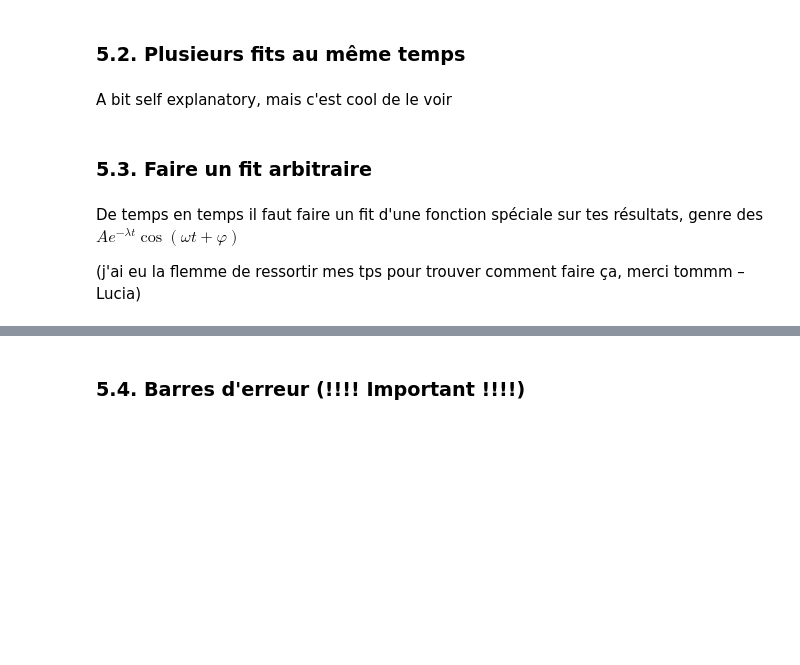
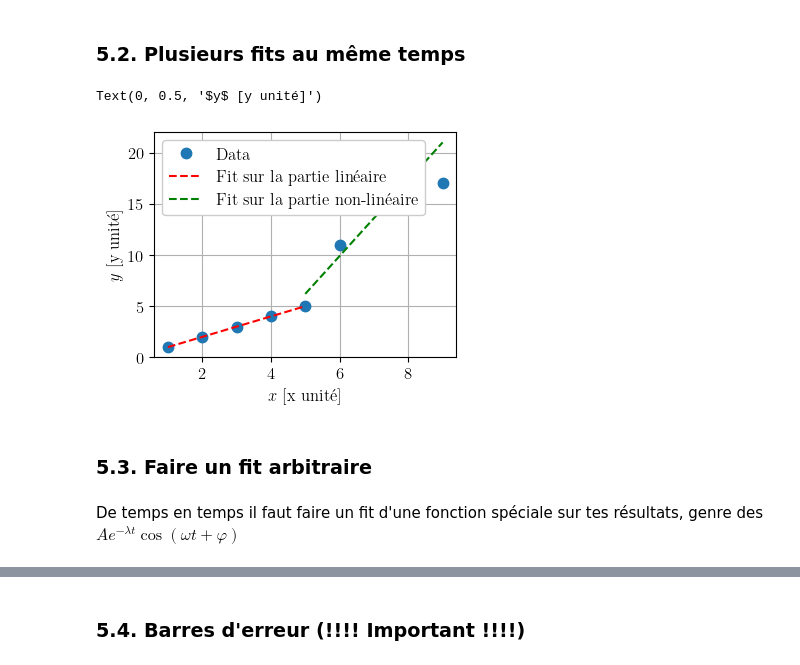
Before and after one commit to pleasantenough/python_tutorial, a Jupyter notebook: python_tutorial.ipynb, the cells around one changed output, grey strips where cells are left out. Drawn from its saved outputs; the diff is of its cells as text; code cells hidden in the pictures; blank space fills up the shorter version.

Commit message:
legend tutorial, typos and examples

```diff
--- a/python_tutorial.ipynb
+++ b/python_tutorial.ipynb
@@ -37,8 +34,12 @@ On peut modifier au début du programme les paramètres généraux que matplotli
 plt.rcParams.update(
     {
         "text.usetex" : True, # utiliser police latex, mais il faut installer latex pour que la commande marche, sinon tout le code crash
-                              # dcp si tu l'as pas enlève les deux premières lignes des configs ici pls
+                              # dcp si tu l'as pas enlève les trois premières lignes des configs ici pls
         "font.family": "serif", # latex aussi
+        "text.latex.preamble": "\n".join([
+            r"\setlength{\parindent}{0pt}"  # ne pas indenter les paragraphes latex
+        ]),
+
         "font.size": 12,  # taille par défaut de la police, pour tout
         "axes.labelsize": 12,  # redefinit la taille pour la legende des axes
         "legend.fontsize": 12,  # pareil pour la legende, ajuster en function de la place et du contenu
@@ -232,47 +255,38 @@ plt.ylabel('$y$ [y unité]')
 # %% [markdown]
 ### 5.2. Plusieurs fits au même temps
-# %% [markdown]
-A bit self explanatory, mais c'est cool de le voir
 # %%
 degree_of_fit = 1
 
 # partie linéaire
 polynome_output, matrice_covariante = np.polyfit(x[0:4], y[0:4], deg=degree_of_fit, cov=True)
 # partie non linéaire dcp un peu con de faire un fit linéaire mais bon
 polynome_output2, matrice_covariante2 = np.polyfit(x[4:-1], y[4:-1], deg=degree_of_fit, cov=True)
 
-a = polynome_output[0]
-b = polynome_output[1]
-a2 = polynome_output2[0]
-b2 = polynome_output2[1]
+a, b = polynome_output
+a2, b2 = polynome_output2
 
-da = np.sqrt(matrice_covariante[0][0])
-db = np.sqrt(matrice_covariante[1][1])
-# ou
 da, db = np.sqrt(np.diag(matrice_covariante))
-da2 = np.sqrt(matrice_covariante2[0][0])
-db2 = np.sqrt(matrice_covariante2[1][1])
-# ou
-da2, db2 = np.sqrt(np.diag(matrice_covariante2)) # tom il utilise des tricks fancy mdr – Lucia
+da2, db2 = np.sqrt(np.diag(matrice_covariante2))
 
 truc = np.linspace(x[0], x[4], 10)
 truc2 = np.linspace(x[4], x[-1], 10)
 
 plt.plot(x, y, '.', ms=15, label="Data")
 plt.plot(truc, a*truc+b, 'r--', label='Fit sur la partie linéaire')
 plt.plot(truc2, a2*truc2+b2, 'g--', label='Fit sur la partie non-linéaire')
+
+# ATTENTION: LA LEGENDE OVERLAP ICI PAS BIEN POUR RAPPORTS
+# Labo c'est 4 heures par semaine de tps et 40 heures par jour d'essayer de faire des jolis graphiques – Lucia
 plt.legend()
 plt.xlabel('$x$ [x unité]')
 plt.ylabel('$y$ [y unité]')
-# ATTENTION: LA LEGENDE OVERLAP ICI PAS BIEN POUR RAPPORTS
-# Labo c'est 4 heures par semaine de tps et 40 heures par jour d'essayer de faire des jolis graphiques – Lucia
+# %% [output]
+Text(0, 0.5, '$y$ [y unité]')
+[figure, added]
 # %% [markdown]
 ### 5.3. Faire un fit arbitraire
 # %% [markdown]
-
 De temps en temps il faut faire un fit d'une fonction spéciale sur tes résultats, genre des $A e^{-\lambda t}\cos(\omega t + \varphi)$
-
-(j'ai eu la flemme de ressortir mes tps pour trouver comment faire ça, merci tommm – Lucia)
 # %%
 fake_data_x = np.linspace(0, 10, 100)
 fake_data_y = 5 * np.exp(-0.15 * fake_data_x) * np.cos(1.23 * fake_data_x + np.pi/6) + (np.random.random(fake_data_x.shape) - 0.5) * 2
```
Also changed, not shown: parts of 58 cells of this notebook.
